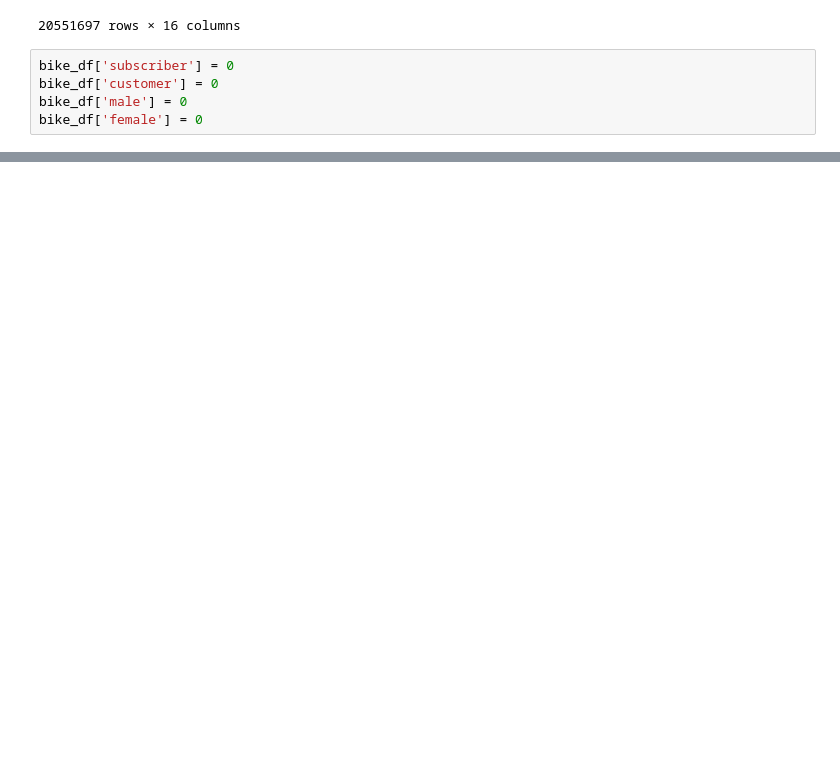
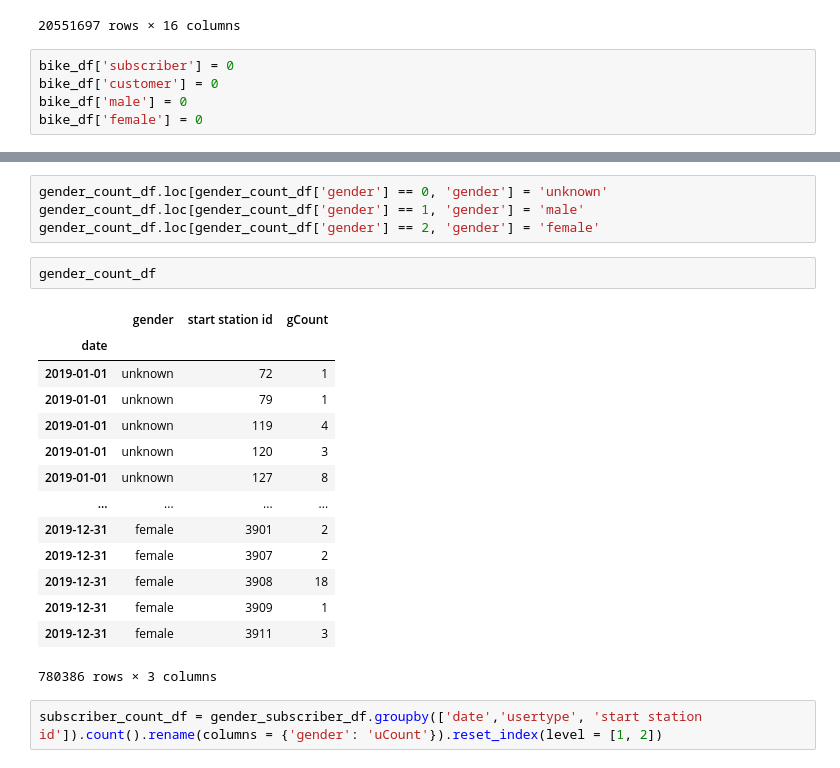
Before and after one commit to theaddies/tableau-challenge, a Jupyter notebook: prepare_2019_data_usertype.ipynb, the cells around one changed output, grey strips where cells are left out. Cells and saved outputs as stored; diff of their text form; blank space fills up the shorter version.

```diff
--- a/prepare_2019_data_usertype.ipynb
+++ b/prepare_2019_data_usertype.ipynb
@@ -436,0 +212,23 @@ bike_df.drop(columns = [(0, 'customer')])
+# %%
+gender_count_df.loc[gender_count_df['gender'] == 0, 'gender'] = 'unknown'
+gender_count_df.loc[gender_count_df['gender'] == 1, 'gender'] = 'male'
+gender_count_df.loc[gender_count_df['gender'] == 2, 'gender'] = 'female'
+# %%
+gender_count_df
+# %% [output]
+|  | gender | start station id | gCount |
+| date |  |  |  |
+| 2019-01-01 | unknown | 72 | 1 |
+| 2019-01-01 | unknown | 79 | 1 |
+| 2019-01-01 | unknown | 119 | 4 |
+| 2019-01-01 | unknown | 120 | 3 |
+| 2019-01-01 | unknown | 127 | 8 |
+| ... | ... | ... | ... |
+| 2019-12-31 | female | 3901 | 2 |
+| 2019-12-31 | female | 3907 | 2 |
+| 2019-12-31 | female | 3908 | 18 |
+| 2019-12-31 | female | 3909 | 1 |
+| 2019-12-31 | female | 3911 | 3 |
+780386 rows × 3 columns
+# %%
+subscriber_count_df = gender_subscriber_df.groupby(['date','usertype', 'start station id']).count().rename(columns = {'gender': 'uCount'}).reset_index(level = [1, 2])
```
Also changed, not shown: parts of 24 cells of this notebook, 1 other file.
